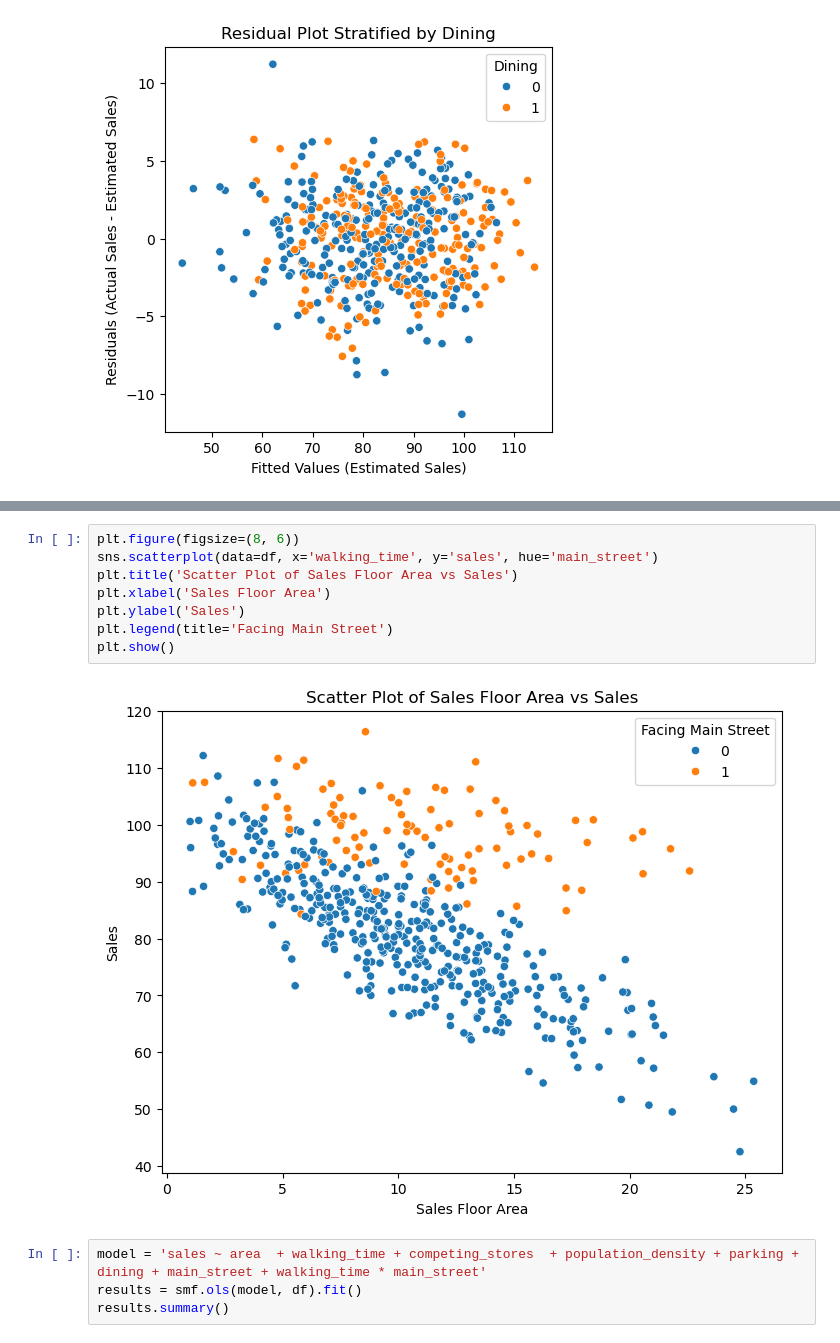
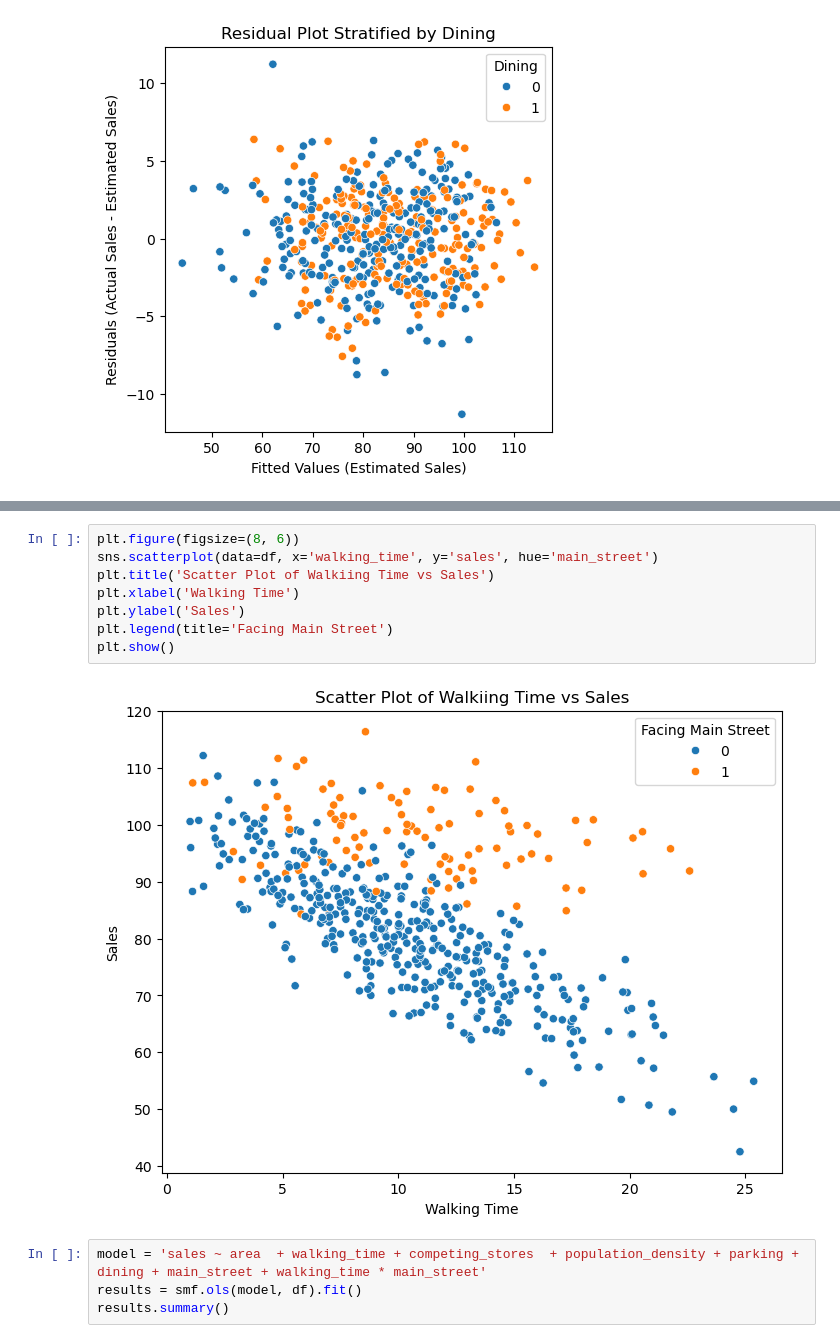
Before and after one commit to Jimin-Park0901/Data-Science, a Jupyter notebook: Store_Sale/final3.ipynb, the cells around one changed output, grey strips where cells are left out. Saved outputs shown, nothing was run; the diff lists cells and outputs as text.

```diff
--- a/Store_Sale/final3.ipynb
+++ b/Store_Sale/final3.ipynb
@@ -159,13 +159,13 @@ plt.show()
 # %%
 plt.figure(figsize=(8, 6))
 sns.scatterplot(data=df, x='walking_time', y='sales', hue='main_street')
-plt.title('Scatter Plot of Sales Floor Area vs Sales')
-plt.xlabel('Sales Floor Area')
+plt.title('Scatter Plot of Walkiing Time vs Sales')
+plt.xlabel('Walking Time')
 plt.ylabel('Sales')
 plt.legend(title='Facing Main Street')
 plt.show()
 # %% [output]
-[figure, old version]
+[figure, new version]
 # %%
 model = 'sales ~ area  + walking_time + competing_stores  + population_density + parking + dining + main_street + walking_time * main_street'
 results = smf.ols(model, df).fit()
```
Also changed, not shown: parts of 2 cells of this notebook, 4 other files.
